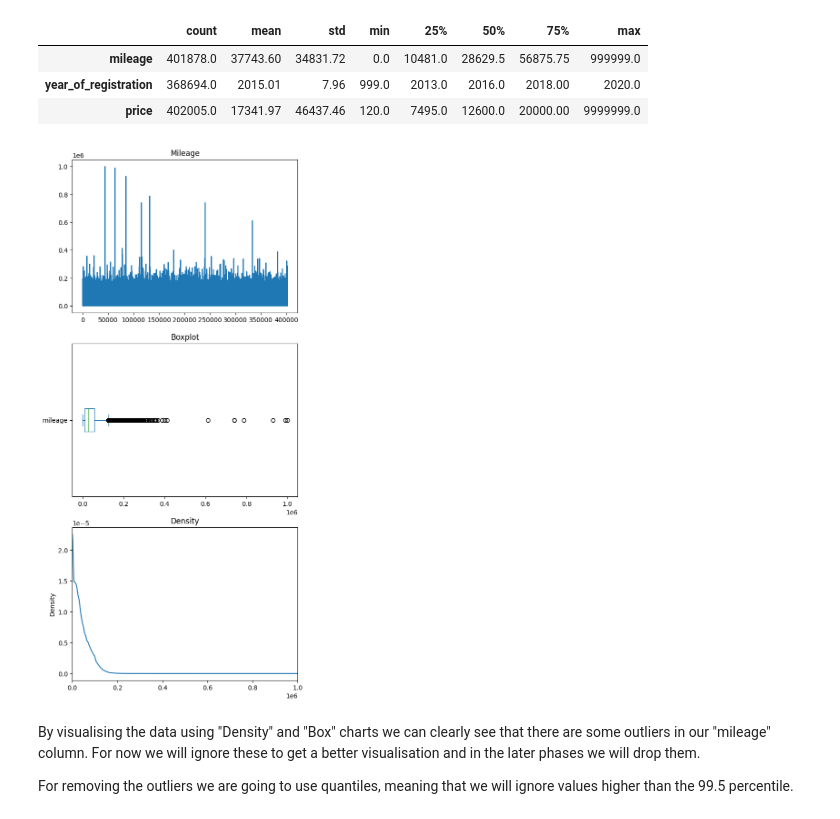
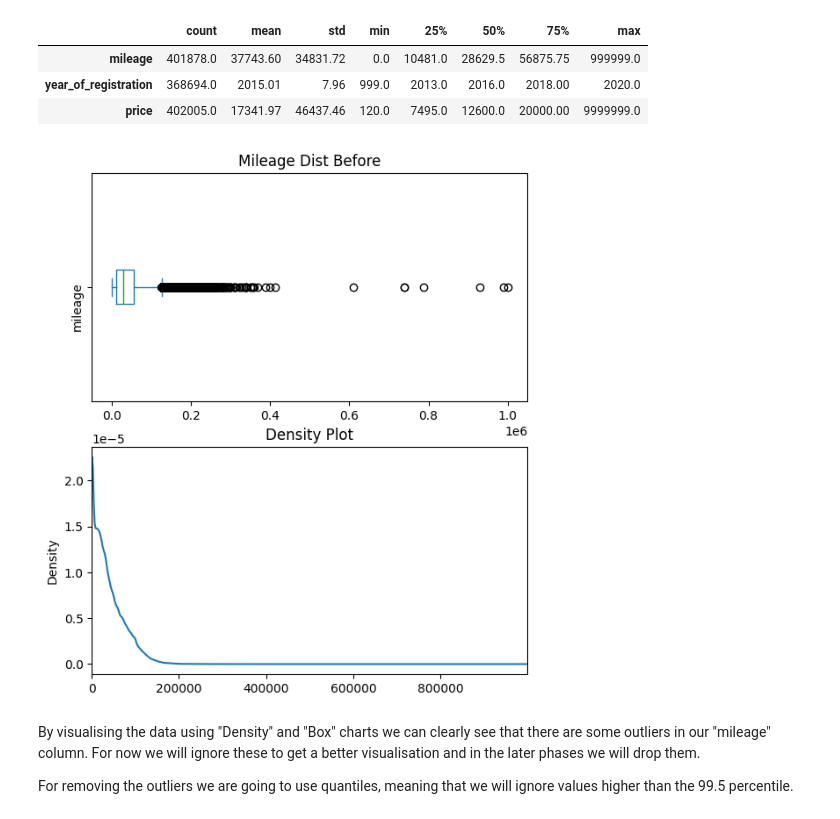
Before and after one commit to alint77/aml, a Jupyter notebook: aml.ipynb, the cells around one changed output. Cells and saved outputs as stored; diff of their text form; code cells hidden in the pictures.

```diff
--- a/aml.ipynb
+++ b/aml.ipynb
@@ -250,18 +239,15 @@ df.describe().T.round(2)
 | year_of_registration | 368694.0 | 2015.01 | 7.96 | 999.0 | 2013.0 | 2016.0 | 2018.00 | 2020.0 |
 | price | 402005.0 | 17341.97 | 46437.46 | 120.0 | 7495.0 | 12600.0 | 20000.00 | 9999999.0 |
 # %%
-fig,(ax1,ax2,ax3) = plt.subplots(3,1)
+fig,(ax2,ax3) = plt.subplots(2,1)
 
-df['mileage'].plot(ax=ax1)
-ax1.set_title("Mileage")
-df["mileage"].plot(kind='box',vert=False,ax=ax2)
-ax2.set_title("Boxplot")
-df["mileage"].plot(kind='density',ax=ax3,xlim=(0,1e6))
-ax3.set_title("Density")
+df["mileage"].plot(kind='box',vert=False,ax=ax2,title="Mileage Dist Before",rot=90)
+df["mileage"].plot(kind='density',ax=ax3,xlim=(0,df['mileage'].max()))
+ax3.set_title("Density Plot")
 
-plt.subplots_adjust(top=2.5)
+plt.subplots_adjust(top=1.3)
 # %% [output]
-[figure, old version]
+[figure, new version]
 # %% [markdown]
 By visualising the data using "Density" and "Box" charts we can clearly see that there are some outliers in our "mileage" column. For now we will ignore these to get a better visualisation and in the later phases we will drop them.
 
```
Also changed, not shown: parts of 130 cells of this notebook.
